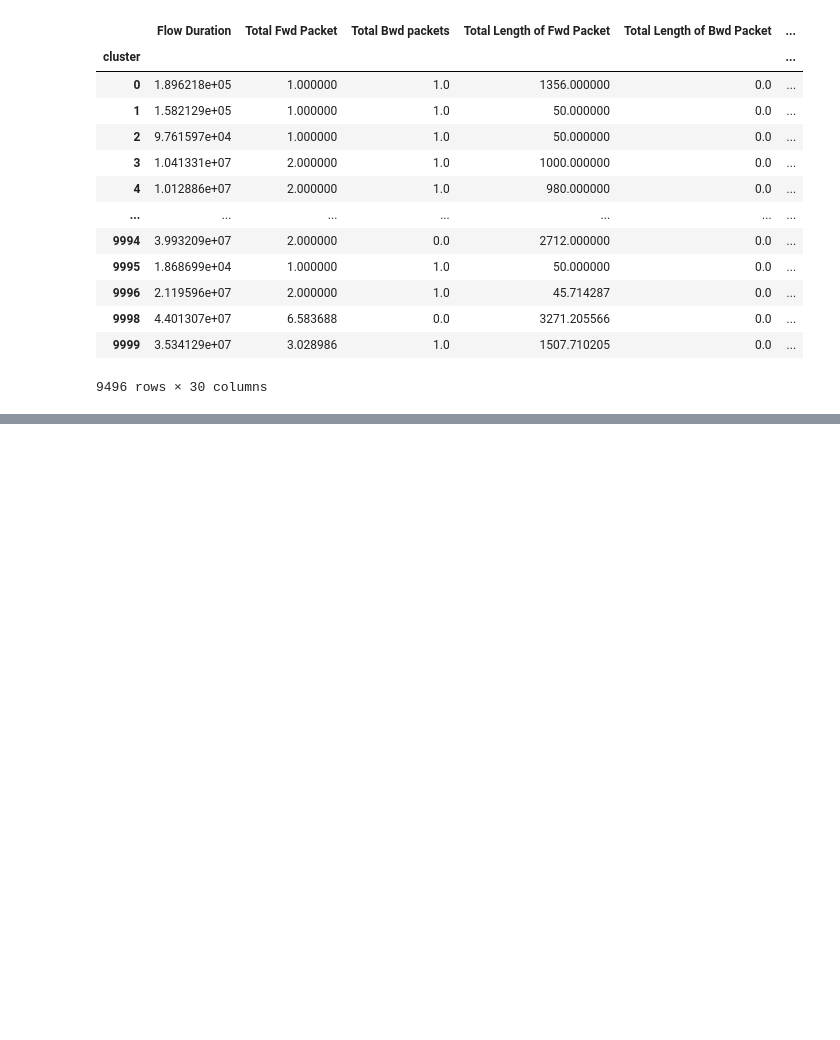
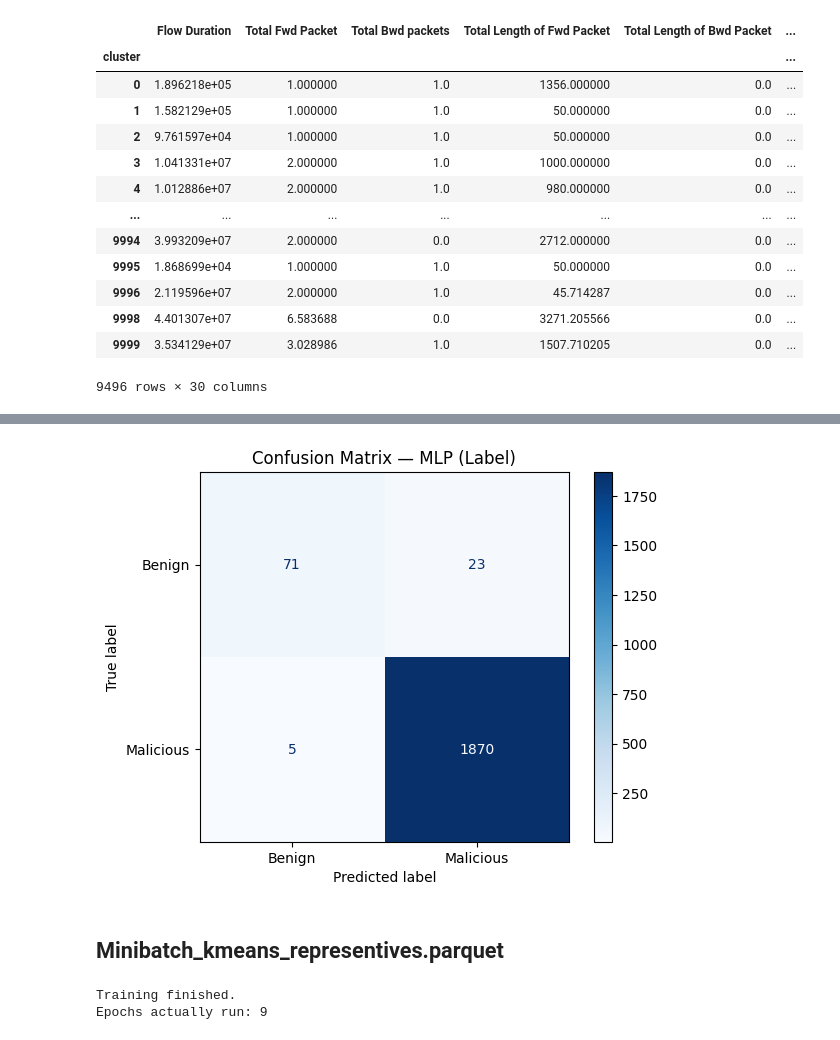
Before and after one commit to tsamo13/Data-Mining-Project, a Jupyter notebook: main.ipynb, the cells around one changed output, grey strips where cells are left out. Saved outputs shown, nothing was run; the diff lists cells and outputs as text; code cells hidden in the pictures; blank space fills up the shorter version.

```diff
--- a/main.ipynb
+++ b/main.ipynb
@@ -574,0 +626,16 @@ Name: count, Length: 830, dtype: int64
+# %%
+X_train, X_test, y_train, y_test, w_train, w_test = train_test_split(
+    X, Y, sample_weight,
+    test_size=TEST_SIZE,
+    random_state=42,
+    stratify=Y
+)
+# %%
+scaler = StandardScaler()
+X_train_scaled = scaler.fit_transform(X_train)
+X_test_scaled  = scaler.transform(X_test)
+
+mlp.fit(X_train_scaled, y_train, sample_weight=w_train)
+
+print("Training finished.")
+print("Epochs actually run:", mlp.n_iter_)
@@ -574,0 +645,15 @@ Name: count, Length: 830, dtype: int64
+# %%
+y_pred = mlp.predict(X_test_scaled)
+
+acc = accuracy_score(y_test, y_pred)
+f1_macro = f1_score(y_test, y_pred, average="macro")
+f1_weighted = f1_score(y_test, y_pred, average="weighted")
+
+print("\n=== MLP on Label (birch_representatives.parquet) ===")
+print(f"Accuracy:      {acc:.4f}")
+print(f"F1 (macro):    {f1_macro:.4f}")
+print(f"F1 (weighted): {f1_weighted:.4f}")
+
+class_names = le.inverse_transform(np.arange(len(le.classes_)))
+print("\nClassification report:")
+print(classification_report(y_test, y_pred, target_names=class_names, digits=4))
@@ -574,0 +675,17 @@ Name: count, Length: 830, dtype: int64
+# %%
+# build confusion matrix
+cm = confusion_matrix(y_test, y_pred)
+
+# get class names in correct order
+class_names = le.inverse_transform(np.arange(len(le.classes_)))
+
+# plot
+disp = ConfusionMatrixDisplay(confusion_matrix=cm, display_labels=class_names)
+disp.plot(cmap="Blues", values_format="d")
+
+plt.title("Confusion Matrix — MLP (Label)")
+plt.show()
+# %% [output]
+[figure, added]
+# %% [markdown]
+## Minibatch_kmeans_representives.parquet
@@ -574,0 +709,12 @@ Name: count, Length: 830, dtype: int64
+# %%
+scaler = StandardScaler()
+X_train_scaled = scaler.fit_transform(X_train)
+X_test_scaled  = scaler.transform(X_test)
+
+mlp.fit(X_train_scaled, y_train)
+
+print("Training finished.")
+print("Epochs actually run:", mlp.n_iter_)
+# %% [output]
+Training finished.
+Epochs actually run: 9
```
Also changed, not shown: parts of 94 cells of this notebook, 1 other file.
